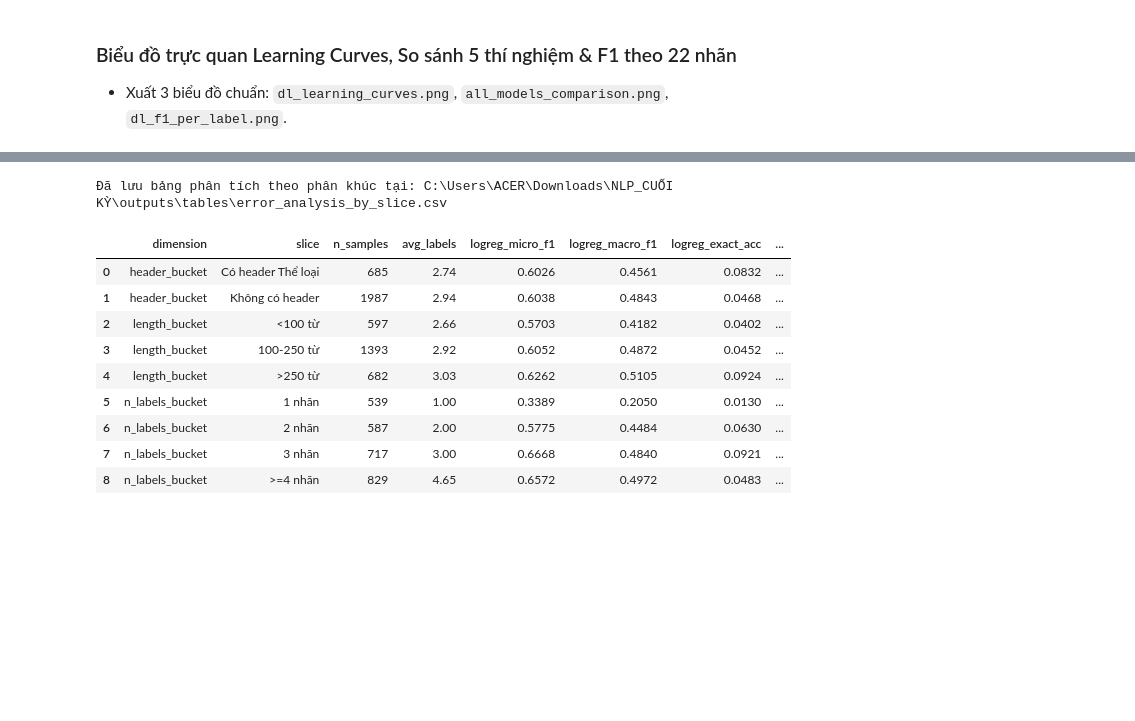
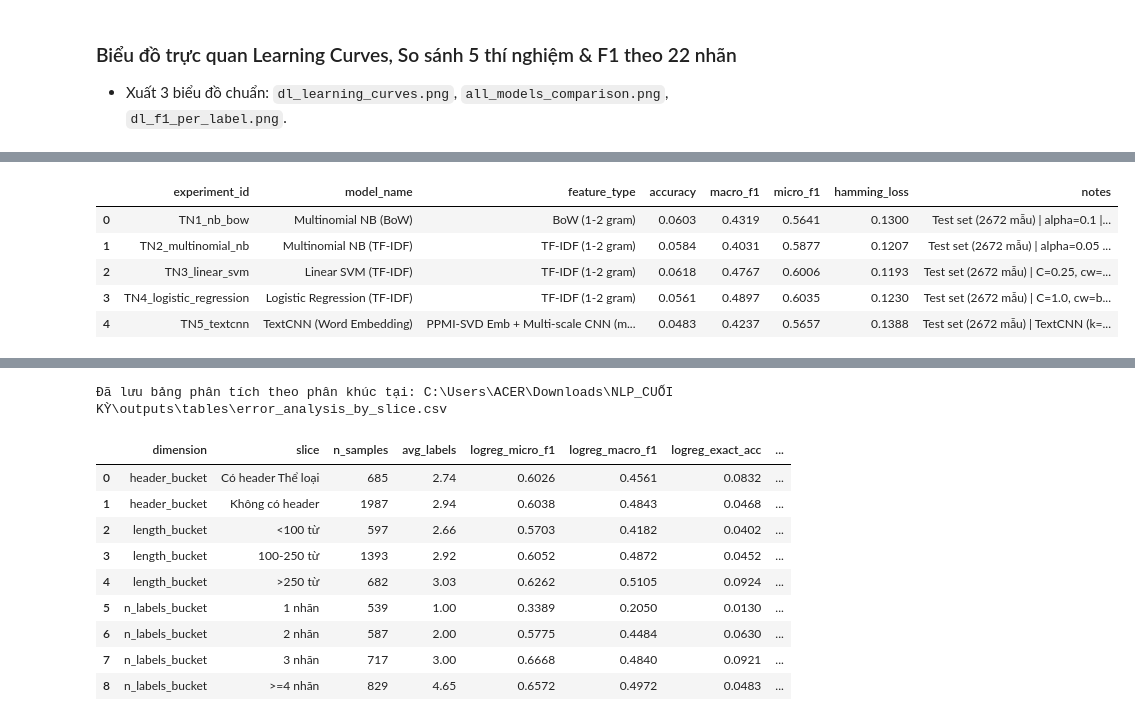
Before and after one commit to hoang424/NLP_CUOI-KY, a Jupyter notebook: notebooks/04_deep_learning.ipynb, the cells around one changed output, grey strips where cells are left out. Cells and saved outputs as stored; diff of their text form; code cells hidden in the pictures; blank space fills up the shorter version.

```diff
--- a/notebooks/04_deep_learning.ipynb
+++ b/notebooks/04_deep_learning.ipynb
@@ -441,0 +495,78 @@ Chênh lệch Macro-F1 (LogReg - TextCNN) 95% CI: [+0.0312, +0.0714]
+# %%
+# Kiểm định độ tin cậy thống kê (Bootstrap 95% CI, 1.000 lần): Logistic Regression vs Linear SVM vs TextCNN
+from sklearn.metrics import f1_score
+from src.config import TABLES_DIR, TFIDF_VECTORIZER_PATH
+from src.features.bow_tfidf import load_tfidf_vectorizer
+from src.models.ml_models import apply_thresholds, load_model, predict_probabilities
+from src.models.textcnn import load_textcnn_checkpoint, predict_torch_probs
+
+exp_df = pd.read_csv(EXPERIMENTS_CSV, encoding="utf-8")
+tfidf_vec = load_tfidf_vectorizer(TFIDF_VECTORIZER_PATH)
+x_test_tfidf = tfidf_vec.transform(test_tokens)
+
+ml_thresh_map = json.loads((MODELS_DIR / "ml_thresholds.json").read_text(encoding="utf-8"))
+dl_thresh_map = json.loads((MODELS_DIR / "dl_thresholds.json").read_text(encoding="utf-8"))
+
+logreg_model = load_model("logistic_regression", MODELS_DIR)
+svm_model = load_model("linear_svm", MODELS_DIR)
+textcnn_eval_bundle = load_textcnn_checkpoint(MODELS_DIR / "textcnn.pt", device="cpu")
+textcnn_eval_model = textcnn_eval_bundle["model"]
+x_ids_val_eval = texts_to_id_lists(val_tokens, textcnn_eval_bundle["vocab"], max_len=textcnn_eval_bundle["max_len"])
+x_ids_test_eval = texts_to_id_lists(test_tokens, textcnn_eval_bundle["vocab"], max_len=textcnn_eval_bundle["max_len"])
+seq_test_eval_loader = make_dynamic_dataloader(x_ids_test_eval, labels=None, batch_size=256, shuffle=False)
+
+logreg_thresh = np.array([ml_thresh_map["logistic_regression"][g] for g in GENRE_LABELS], dtype=np.float32)
+svm_thresh = np.array([ml_thresh_map["linear_svm"][g] for g in GENRE_LABELS], dtype=np.float32)
+textcnn_thresh = np.array([dl_thresh_map["TN5_textcnn"][g] for g in GENRE_LABELS], dtype=np.float32)
+
+probs_dict = {
+    "Logistic Regression": predict_probabilities(logreg_model, x_test_tfidf),
+    "Linear SVM": predict_probabilities(svm_model, x_test_tfidf),
+    "TextCNN (Word Embedding)": predict_torch_probs(
+        textcnn_eval_model,
+        seq_test_eval_loader,
+    ),
+}
+preds_dict = {
+    "Logistic Regression": apply_thresholds(probs_dict["Logistic Regression"], logreg_thresh),
+    "Linear SVM": apply_thresholds(probs_dict["Linear SVM"], svm_thresh),
+    "TextCNN (Word Embedding)": apply_thresholds(probs_dict["TextCNN (Word Embedding)"], textcnn_thresh),
+}
+
+y_val_int = y_val.astype(int)
+y_test_int = y_test.astype(int)
+
+rng = np.random.default_rng(RANDOM_STATE)
+n_boot = 1000
+n_test = len(y_test_int)
+boot_idx = rng.integers(0, n_test, size=(n_boot, n_test))
+
+boot_rows = []
+boot_samples = {}
+for name, y_pred in preds_dict.items():
+    macros = np.empty(n_boot, dtype=np.float64)
+    micros = np.empty(n_boot, dtype=np.float64)
+    for b in range(n_boot):
+        idx = boot_idx[b]
+        macros[b] = f1_score(y_test_int[idx], y_pred[idx], average="macro", zero_division=0)
+        micros[b] = f1_score(y_test_int[idx], y_pred[idx], average="micro", zero_division=0)
+    boot_samples[name] = {"macro": macros, "micro": micros}
+    point = evaluate_model(y_test_int, y_pred, GENRE_LABELS)
+    boot_rows.append(
+        {
+            "model": name,
+            "macro_f1": point["macro_f1"],
+            "macro_ci_95": f"[{np.percentile(macros, 2.5):.4f}, {np.percentile(macros, 97.5):.4f}]",
+            "micro_f1": point["micro_f1"],
+            "micro_ci_95": f"[{np.percentile(micros, 2.5):.4f}, {np.percentile(micros, 97.5):.4f}]",
+            "hamming_loss": point["hamming_loss"],
+        }
+    )
+
+diff_lr_svm = boot_samples["Logistic Regression"]["macro"] - boot_samples["Linear SVM"]["macro"]
+diff_lr_cnn = boot_samples["Logistic Regression"]["macro"] - boot_samples["TextCNN (Word Embedding)"]["macro"]
+print(f"Chênh lệch Macro-F1 (LogReg - SVM) 95% CI: [{np.percentile(diff_lr_svm, 2.5):+.4f}, {np.percentile(diff_lr_svm, 97.5):+.4f}]")
+print(f"Chênh lệch Macro-F1 (LogReg - TextCNN) 95% CI: [{np.percentile(diff_lr_cnn, 2.5):+.4f}, {np.percentile(diff_lr_cnn, 97.5):+.4f}]")
+display(exp_df)
+display(pd.DataFrame(boot_rows))
+# %% [output]
@@ -441,0 +575,6 @@ Chênh lệch Macro-F1 (LogReg - TextCNN) 95% CI: [+0.0312, +0.0714]
+|  | experiment_id | model_name | feature_type | accuracy | macro_f1 | micro_f1 | hamming_loss | notes |
+| 0 | TN1_nb_bow | Multinomial NB (BoW) | BoW (1-2 gram) | 0.0603 | 0.4319 | 0.5641 | 0.1300 | Test set (2672 mẫu) | alpha=0.1 |... |
+| 1 | TN2_multinomial_nb | Multinomial NB (TF-IDF) | TF-IDF (1-2 gram) | 0.0584 | 0.4031 | 0.5877 | 0.1207 | Test set (2672 mẫu) | alpha=0.05 ... |
+| 2 | TN3_linear_svm | Linear SVM (TF-IDF) | TF-IDF (1-2 gram) | 0.0618 | 0.4767 | 0.6006 | 0.1193 | Test set (2672 mẫu) | C=0.25, cw=... |
+| 3 | TN4_logistic_regression | Logistic Regression (TF-IDF) | TF-IDF (1-2 gram) | 0.0561 | 0.4897 | 0.6035 | 0.1230 | Test set (2672 mẫu) | C=1.0, cw=b... |
+| 4 | TN5_textcnn | TextCNN (Word Embedding) | PPMI-SVD Emb + Multi-scale CNN (m... | 0.0483 | 0.4237 | 0.5657 | 0.1388 | Test set (2672 mẫu) | TextCNN (k=... |
```
Also changed, not shown: parts of 17 cells of this notebook, 23 other files.
